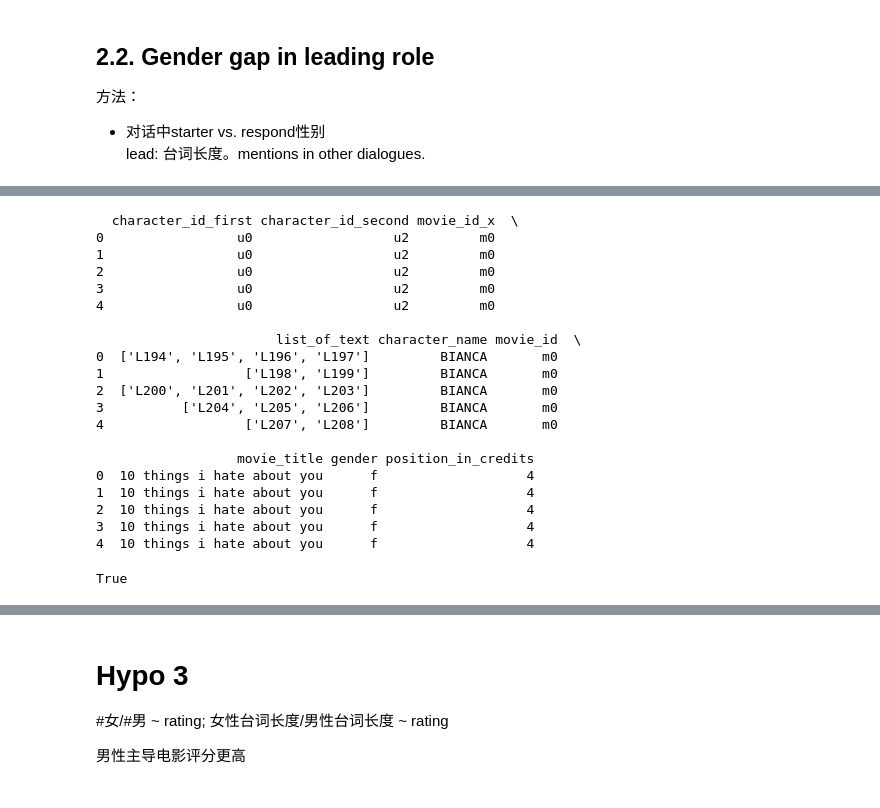
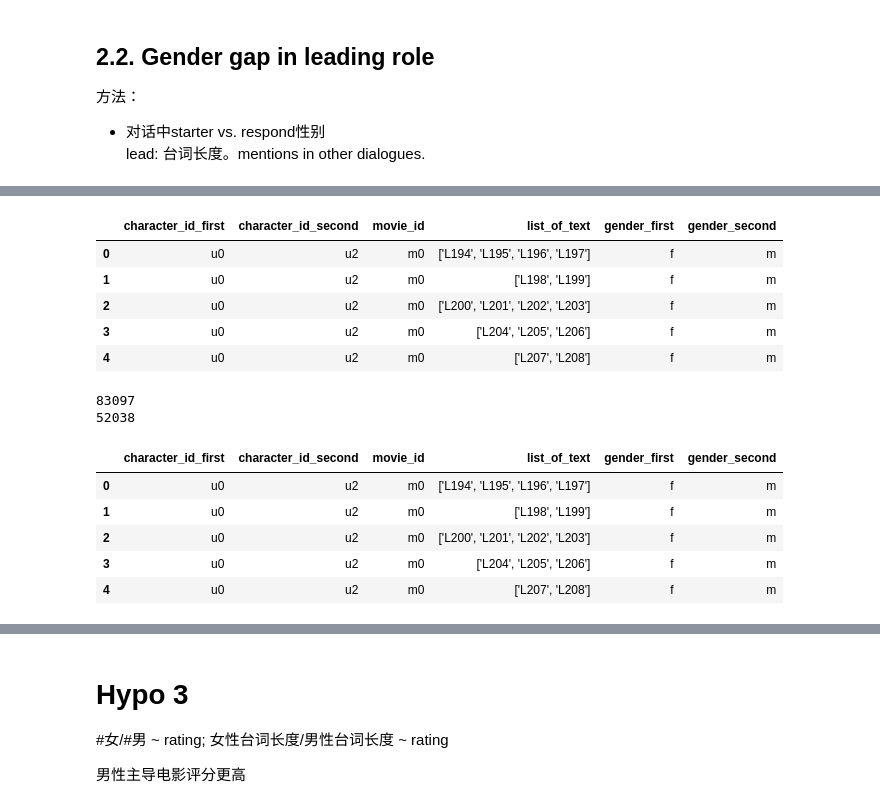
Before and after one commit to JingQian87/6998-MethodsDS, a Jupyter notebook: Project/EMDS_stats.ipynb, the cells around one changed output, grey strips where cells are left out. Saved outputs shown, nothing was run; the diff lists cells and outputs as text; code cells hidden in the pictures.

```diff
--- a/Project/EMDS_stats.ipynb
+++ b/Project/EMDS_stats.ipynb
@@ -333,29 +320,29 @@ if first_char.movie_id_x.equals(first_char.movie_id_y):
-# %%
-if first_char.character_id_first.equals(first_char.character_id):
-  first_char = first_char.drop(columns=['character_id'])
-  print(first_char.head())
-# %% [output]
-  character_id_first character_id_second movie_id_x  \
-0                 u0                  u2         m0
-1                 u0                  u2         m0
-2                 u0                  u2         m0
-3                 u0                  u2         m0
-4                 u0                  u2         m0
-
-                       list_of_text character_name movie_id  \
-0  ['L194', 'L195', 'L196', 'L197']         BIANCA       m0
-1                  ['L198', 'L199']         BIANCA       m0
-2  ['L200', 'L201', 'L202', 'L203']         BIANCA       m0
-3          ['L204', 'L205', 'L206']         BIANCA       m0
-4                  ['L207', 'L208']         BIANCA       m0
-
-                  movie_title gender position_in_credits
-0  10 things i hate about you      f                   4
-1  10 things i hate about you      f                   4
-2  10 things i hate about you      f                   4
-3  10 things i hate about you      f                   4
-4  10 things i hate about you      f                   4
-# %%
-first_char.character_id_first.equals(first_char.character_id)
-# %% [output]
-True
+# %%
+first_second = pd.merge(first_char, char_shorten, left_on='character_id_second',right_on='character_id')
+if first_second.character_id_second.equals(first_second.character_id):
+  first_second = first_second.drop(columns=['character_id'])
+  first_second = first_second.rename(columns={"gender":"gender_second"})
+first_second.head()
+# %% [output]
+|  | character_id_first | character_id_second | movie_id | list_of_text | gender_first | gender_second |
+| 0 | u0 | u2 | m0 | ['L194', 'L195', 'L196', 'L197'] | f | m |
+| 1 | u0 | u2 | m0 | ['L198', 'L199'] | f | m |
+| 2 | u0 | u2 | m0 | ['L200', 'L201', 'L202', 'L203'] | f | m |
+| 3 | u0 | u2 | m0 | ['L204', 'L205', 'L206'] | f | m |
+| 4 | u0 | u2 | m0 | ['L207', 'L208'] | f | m |
+# %%
+print(len(first_second))
+first_second = first_second[(first_second.gender_first != '?') &(first_second.gender_second != '?')]
+print(len(first_second))
+# %% [output]
+83097
+52038
+# %%
+first_second.head()
+# %% [output]
+|  | character_id_first | character_id_second | movie_id | list_of_text | gender_first | gender_second |
+| 0 | u0 | u2 | m0 | ['L194', 'L195', 'L196', 'L197'] | f | m |
+| 1 | u0 | u2 | m0 | ['L198', 'L199'] | f | m |
+| 2 | u0 | u2 | m0 | ['L200', 'L201', 'L202', 'L203'] | f | m |
+| 3 | u0 | u2 | m0 | ['L204', 'L205', 'L206'] | f | m |
+| 4 | u0 | u2 | m0 | ['L207', 'L208'] | f | m |
```
Also changed, not shown: parts of 10 cells of this notebook.
